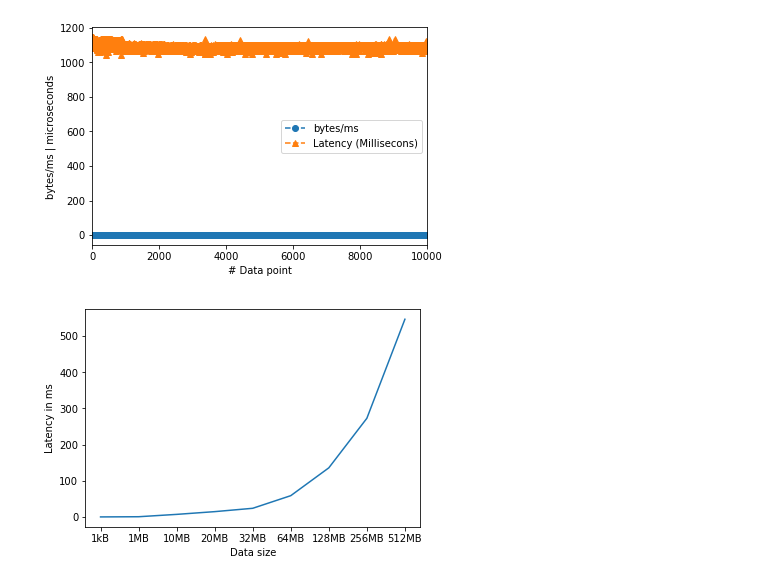
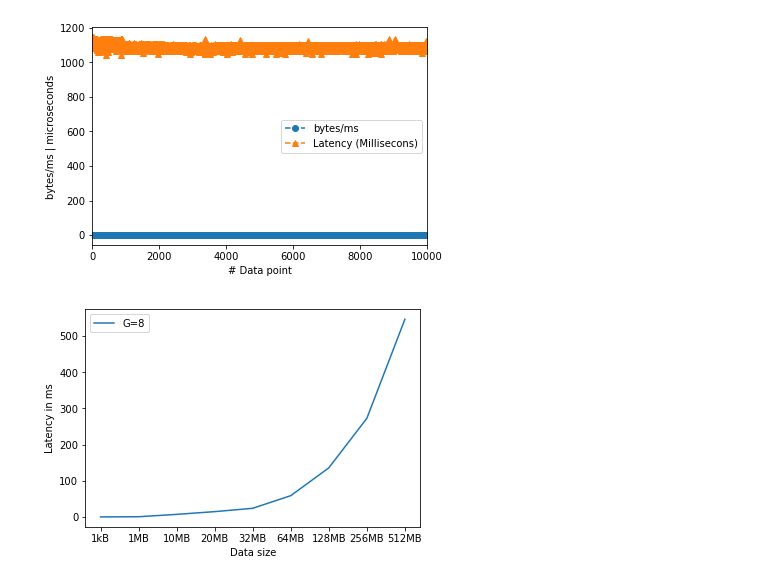
Before and after one commit to looopTools/sw9-source, a Jupyter notebook: RLNC_performance_study.ipynb, the cells around one changed output. Drawn from its saved outputs; the diff is of its cells as text; code cells hidden in the pictures.

```diff
--- a/RLNC_performance_study.ipynb
+++ b/RLNC_performance_study.ipynb
@@ -100,31 +100,32 @@ twenty_mb = 'results/1510822030_full_vector_encoder_1_0_8_2621440'
 thirdy_two_mb = 'results/1510824925_full_vector_encoder_1_0_8_4194304'
 sixty_four_mb = 'results/1510836357_full_vector_encoder_1_0_8_8388608'
 one_hundre_and_twenty_eight_mb = 'results/1510847597_full_vector_encoder_1_0_8_16777216'
 two_hundre_and_fifty_six_mb = 'results/1510927849_full_vector_encoder_1_0_8_33554432'
 five_hundre_and_twelve_mb = 'results/1510972685_full_vector_encoder_1_0_8_67108864'
 
 latencies = {}
 
 latencies[0] = get_latency(one_kb)
 latencies[1] = get_latency(one_mb)
 latencies[2] = get_latency(ten_mb)
 latencies[3] = get_latency(twenty_mb)
 latencies[4] = get_latency(thirdy_two_mb)
 latencies[5] = get_latency(sixty_four_mb)
 latencies[6] = get_latency(one_hundre_and_twenty_eight_mb)
 latencies[7] = get_latency(two_hundre_and_fifty_six_mb)
 latencies[8] = get_latency(five_hundre_and_twelve_mb)
 
 data_size = np.array(latencies.keys())
 latency = np.array(latencies.values())
 pd.DataFrame
 fig = plt.figure()
 my_xticks = ['1kB','1MB','10MB','20MB','32MB','64MB','128MB','256MB','512MB']
 plt.xticks(data_size, my_xticks)
 plt.plot(data_size, latency)
+plt.legend(['G=8'])
 plt.ylabel('Latency in ms')
 plt.xlabel('Data size')
 fig.savefig('results/graphs/full_vector_gen_8.eps')
 plt.show()
 # %% [output]
-[figure, old version]
+[figure, new version]
```
Also changed, not shown: parts of 5 cells of this notebook.
